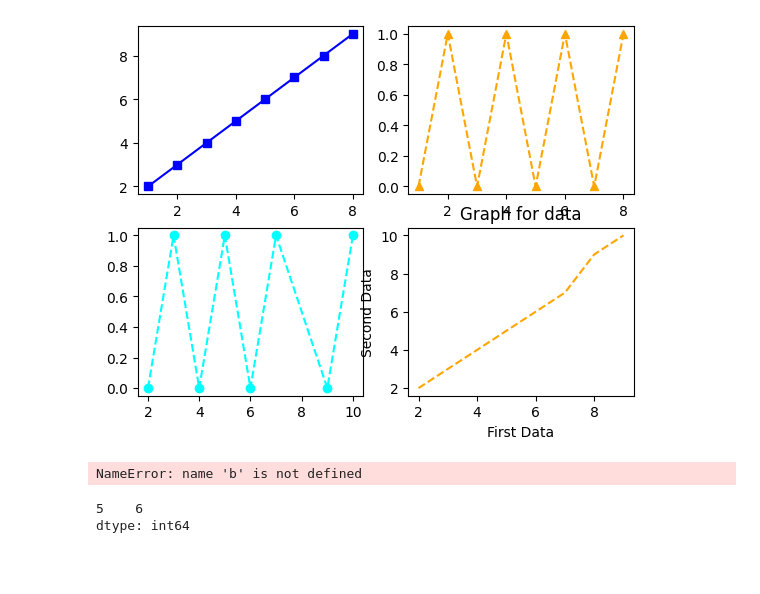
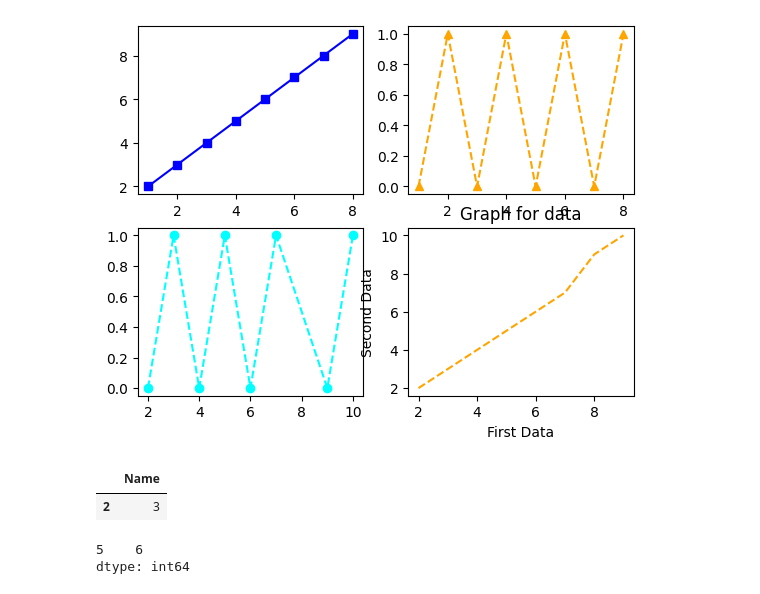
Before and after one commit to HarshSuthar1/data-science-projects, a Jupyter notebook: p1.ipynb, the cells around one changed output. Saved outputs shown, nothing was run; the diff lists cells and outputs as text; code cells hidden in the pictures; blank space fills up the shorter version.

```diff
--- a/p1.ipynb
+++ b/p1.ipynb
@@ -45,11 +46,11 @@ plt.show()
 # %%
 data = pd.DataFrame({'Name':[1,2,3]})
 data[data['Name']>2]
 
 # b= data.replace(2,3)
-b
 # %% [output]
-NameError: name 'b' is not defined
+|  | Name |
+| 2 | 3 |
 # %%
 a = pd.Series([1,2,3,4,5,6])
 
```
Also changed, not shown: parts of 7 cells of this notebook, 1 other file.
